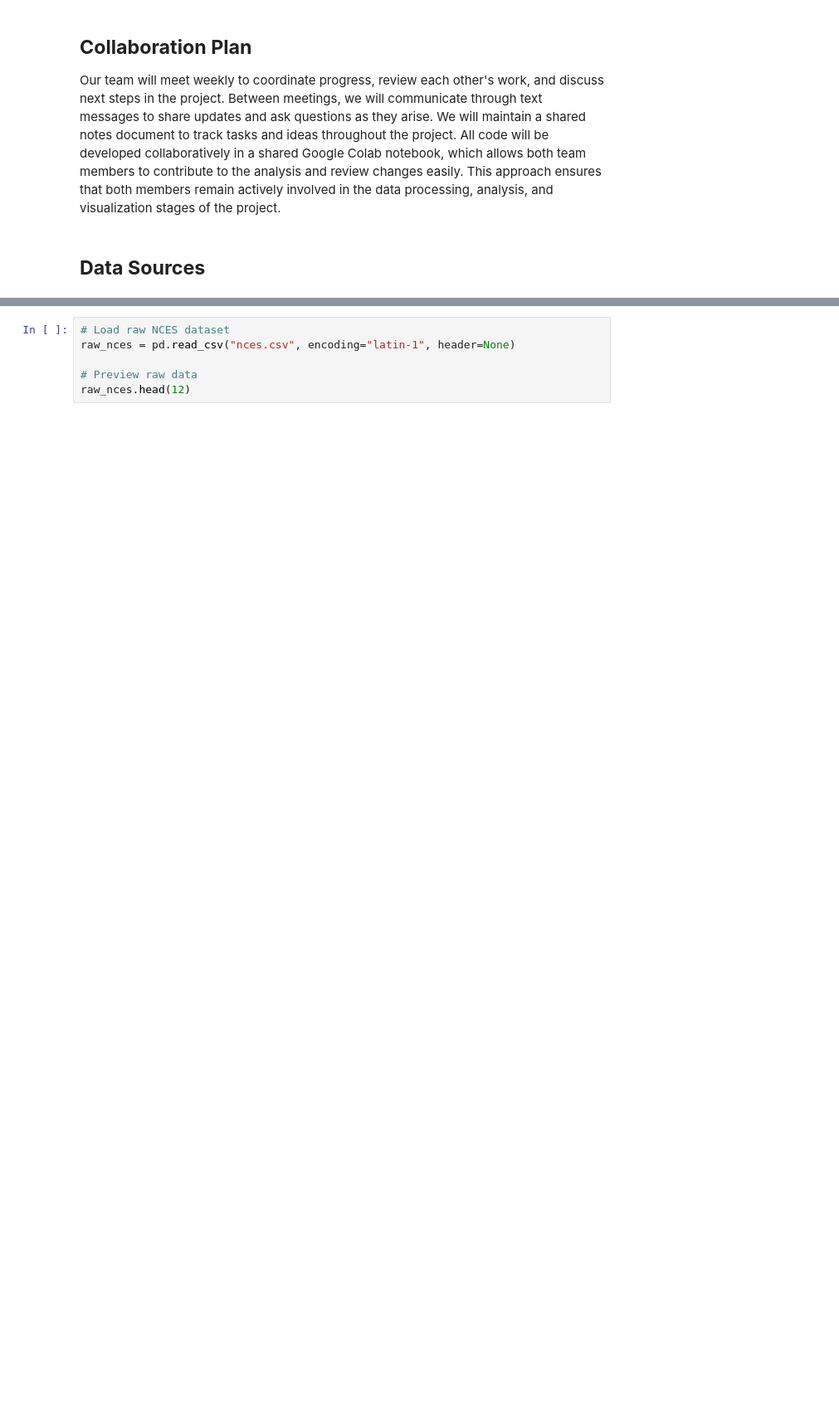
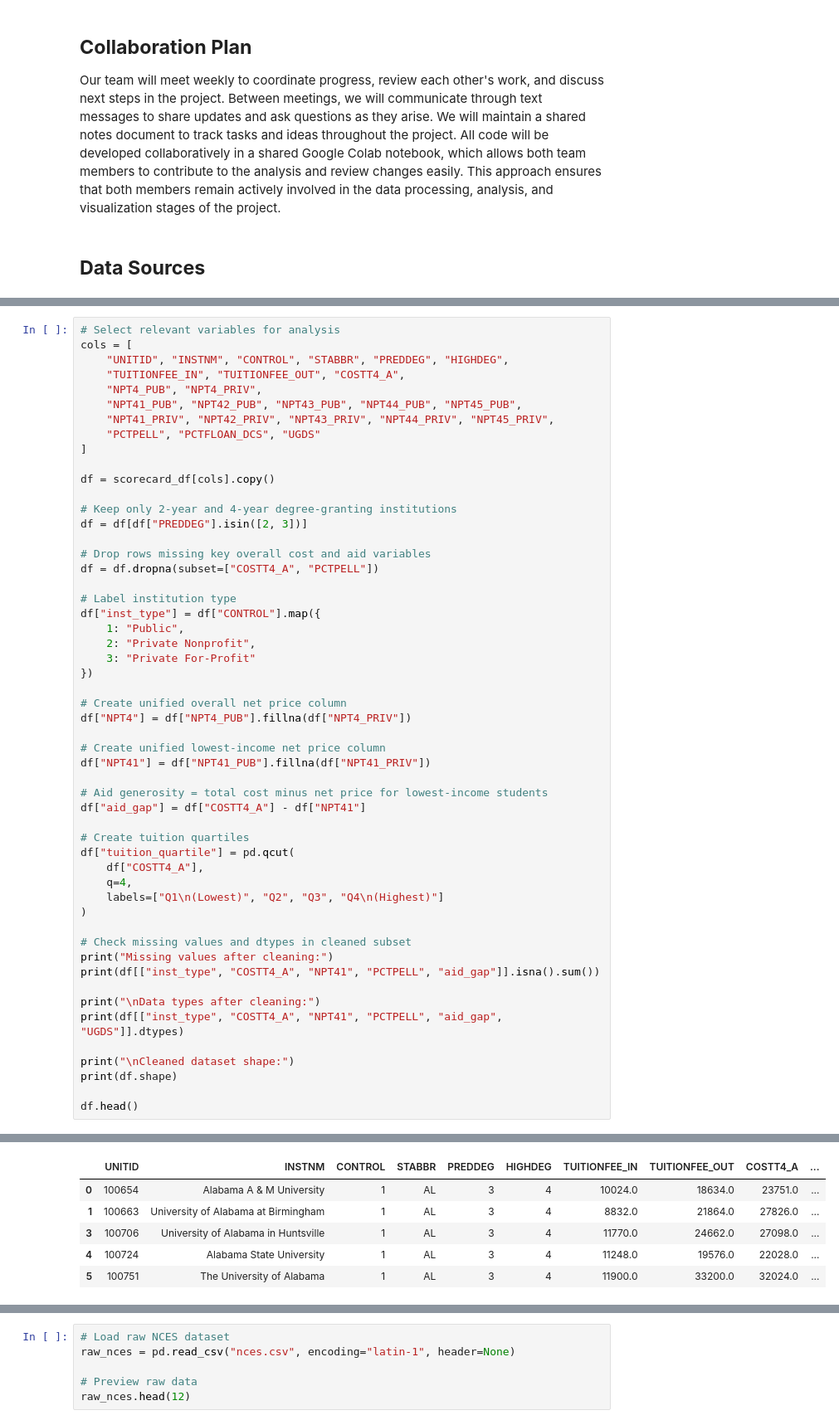
Before and after one commit to oliviatawakol/julieandliv, a Jupyter notebook: julieandliv.ipynb, the cells around one changed output, grey strips where cells are left out. Shown at 83% size. Drawn from its saved outputs; the diff is of its cells as text; blank space fills up the shorter version.

```diff
--- a/julieandliv.ipynb
+++ b/julieandliv.ipynb
@@ -558,0 +353,54 @@ A key question we hope to explore is: How much have tuition costs increased over
+# %%
+# Select relevant variables for analysis
+cols = [
+    "UNITID", "INSTNM", "CONTROL", "STABBR", "PREDDEG", "HIGHDEG",
+    "TUITIONFEE_IN", "TUITIONFEE_OUT", "COSTT4_A",
+    "NPT4_PUB", "NPT4_PRIV",
+    "NPT41_PUB", "NPT42_PUB", "NPT43_PUB", "NPT44_PUB", "NPT45_PUB",
+    "NPT41_PRIV", "NPT42_PRIV", "NPT43_PRIV", "NPT44_PRIV", "NPT45_PRIV",
+    "PCTPELL", "PCTFLOAN_DCS", "UGDS"
+]
+
+df = scorecard_df[cols].copy()
+
+# Keep only 2-year and 4-year degree-granting institutions
+df = df[df["PREDDEG"].isin([2, 3])]
+
+# Drop rows missing key overall cost and aid variables
+df = df.dropna(subset=["COSTT4_A", "PCTPELL"])
+
+# Label institution type
+df["inst_type"] = df["CONTROL"].map({
+    1: "Public",
+    2: "Private Nonprofit",
+    3: "Private For-Profit"
+})
+
+# Create unified overall net price column
+df["NPT4"] = df["NPT4_PUB"].fillna(df["NPT4_PRIV"])
+
+# Create unified lowest-income net price column
+df["NPT41"] = df["NPT41_PUB"].fillna(df["NPT41_PRIV"])
+
+# Aid generosity = total cost minus net price for lowest-income students
+df["aid_gap"] = df["COSTT4_A"] - df["NPT41"]
+
+# Create tuition quartiles
+df["tuition_quartile"] = pd.qcut(
+    df["COSTT4_A"],
+    q=4,
+    labels=["Q1\n(Lowest)", "Q2", "Q3", "Q4\n(Highest)"]
+)
+
+# Check missing values and dtypes in cleaned subset
+print("Missing values after cleaning:")
+print(df[["inst_type", "COSTT4_A", "NPT41", "PCTPELL", "aid_gap"]].isna().sum())
+
+print("\nData types after cleaning:")
+print(df[["inst_type", "COSTT4_A", "NPT41", "PCTPELL", "aid_gap", "UGDS"]].dtypes)
+
+print("\nCleaned dataset shape:")
+print(df.shape)
+
+df.head()
+# %% [output]
@@ -558,0 +426,6 @@ A key question we hope to explore is: How much have tuition costs increased over
+|  | UNITID | INSTNM | CONTROL | STABBR | PREDDEG | HIGHDEG | TUITIONFEE_IN | TUITIONFEE_OUT | COSTT4_A | ... |
+| 0 | 100654 | Alabama A & M University | 1 | AL | 3 | 4 | 10024.0 | 18634.0 | 23751.0 | ... |
+| 1 | 100663 | University of Alabama at Birmingham | 1 | AL | 3 | 4 | 8832.0 | 21864.0 | 27826.0 | ... |
+| 3 | 100706 | University of Alabama in Huntsville | 1 | AL | 3 | 4 | 11770.0 | 24662.0 | 27098.0 | ... |
+| 4 | 100724 | Alabama State University | 1 | AL | 3 | 4 | 11248.0 | 19576.0 | 22028.0 | ... |
+| 5 | 100751 | The University of Alabama | 1 | AL | 3 | 4 | 11900.0 | 33200.0 | 32024.0 | ... |
```
Also changed, not shown: parts of 70 cells of this notebook.
